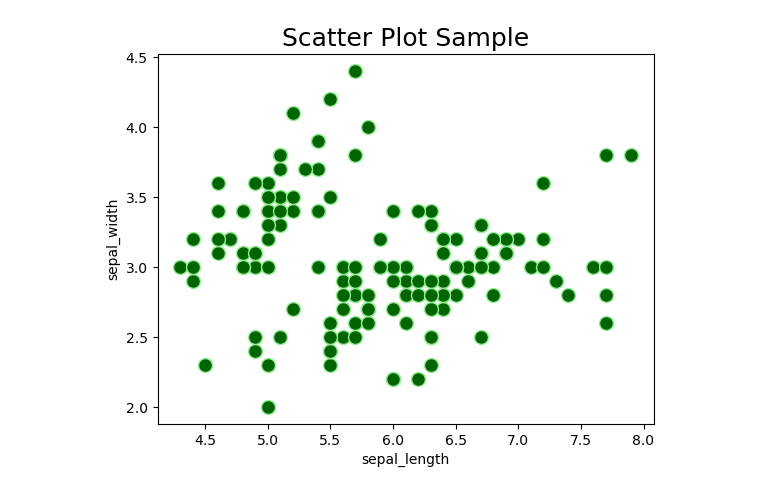
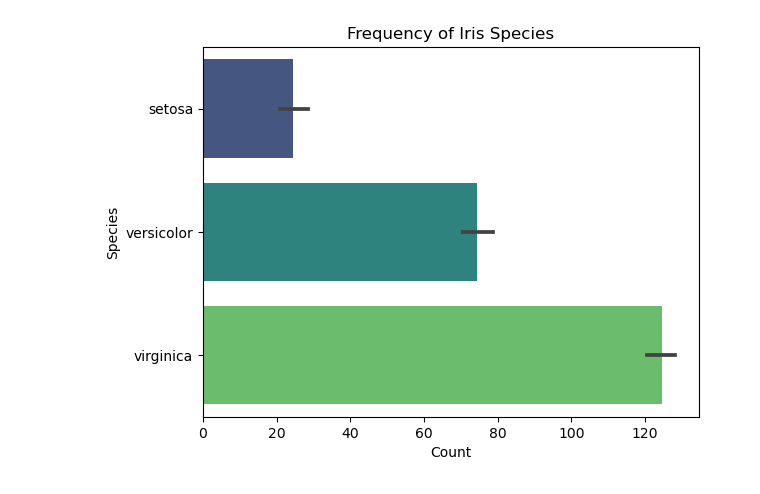
Before and after one commit to samanthamacd/samanthamacd.github.io, a Jupyter notebook: post-code.ipynb, the cells around one changed output. Cells and saved outputs as stored; diff of their text form; code cells hidden in the pictures.

```diff
--- a/post-code.ipynb
+++ b/post-code.ipynb
@@ -77,11 +6,15 @@ plt.savefig('barchart.jpg')
-# %%
-df_iris = sns.load_dataset('iris')
-
-sns.scatterplot(x='sepal_length', y='sepal_width', data=df_iris, color = 'darkgreen', s=100, linewidth=1, edgecolor='lightgreen')
-
-plt.title('Scatter Plot Sample', color='black', fontsize=18)
-plt.savefig('scatter.png')
-
-plt.show()
-# %% [output]
-[figure, removed]
+# %%
+iris = sns.load_dataset('iris')
+diamonds = sns.load_dataset('diamonds')
+titanic = sns.load_dataset('titanic')
+# %%
+# categorical data - Iris
+species_counts = iris['species']
+sns.barplot(x=species_counts.index, y=species_counts.values, palette = 'viridis')
+plt.title('Frequency of Iris Species')
+plt.xlabel('Count')
+plt.ylabel('Species')
+plt.savefig('IrisBarchart.jpg')
+plt.show()
+# %% [output]
+[figure, added]
```
Also changed, not shown: parts of 8 cells of this notebook, 10 other files.
